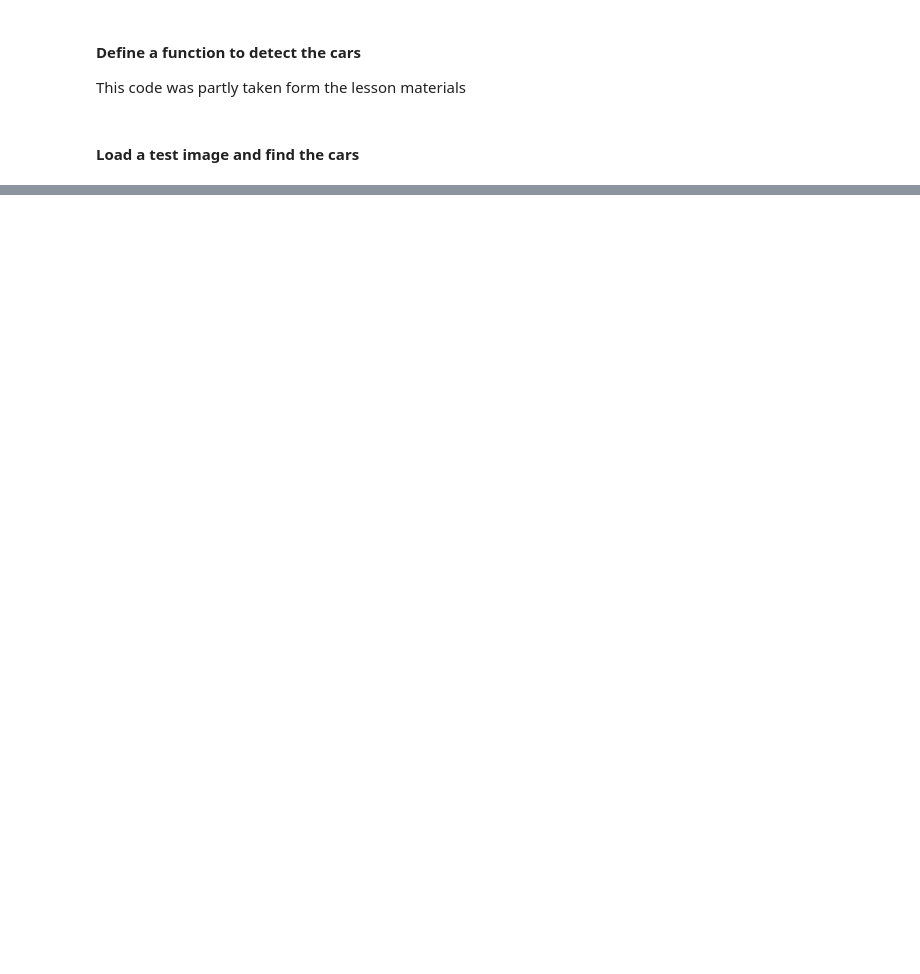
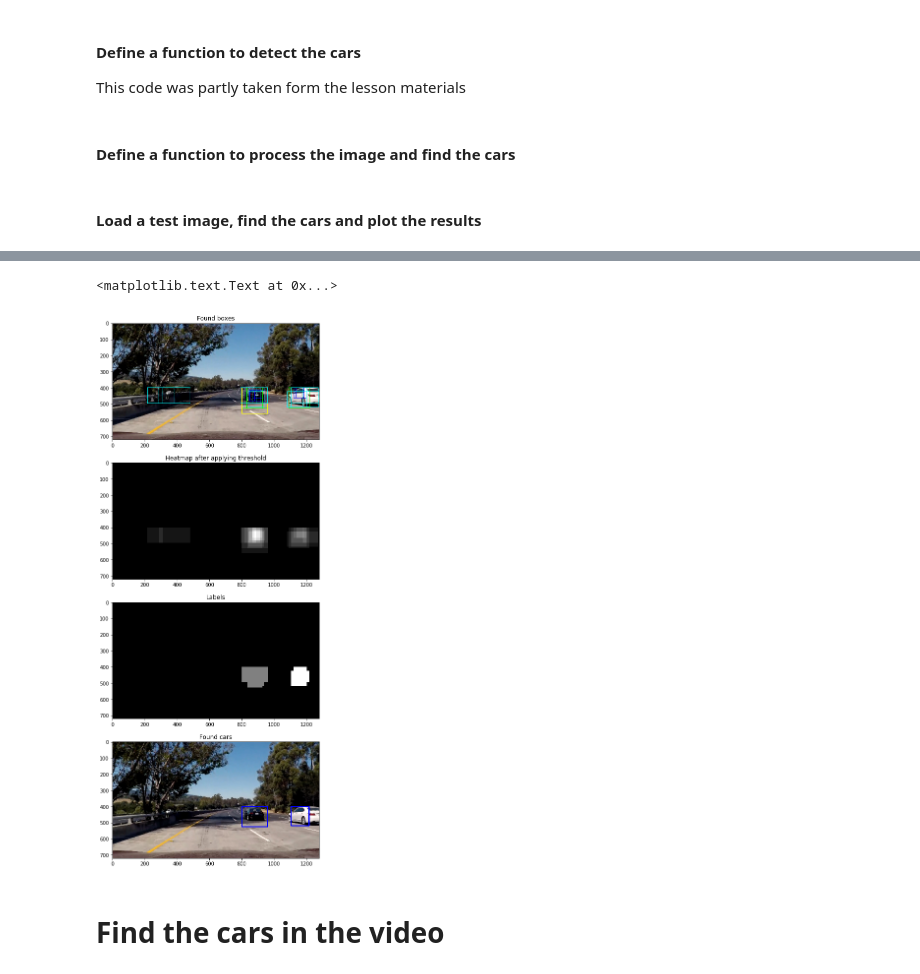
Before and after one commit to hkube/CarND-Vehicle-Detection, a Jupyter notebook: VehicleDetection.ipynb, the cells around one changed output, grey strips where cells are left out. Saved outputs shown, nothing was run; the diff lists cells and outputs as text; code cells hidden in the pictures; blank space fills up the shorter version.

```diff
--- a/VehicleDetection.ipynb
+++ b/VehicleDetection.ipynb
@@ -161,35 +130,22 @@ PIX_PER_CELL = 8
 CELL_PER_BLOCK = 2
 # HOG_CHANNEL is one out of 0, 1, 2, "ALL"
 HOG_CHANNEL = "ALL"
-HIST_FEAT = False
-SPATIAL_FEAT = False
 
 print("HOG parameters: orient:", ORIENTATION, " pix_per_cell:", PIX_PER_CELL, " cell_per_block:", CELL_PER_BLOCK, " channel:", HOG_CHANNEL)
 
 t0 = time.time()
 car_features = extract_features(car_img_names, color_space=COLORSPACE, orient=ORIENTATION,
                                 pix_per_cell=PIX_PER_CELL, cell_per_block=CELL_PER_BLOCK,
-                                hog_channel=HOG_CHANNEL,
-                                hist_feat=HIST_FEAT, spatial_feat=SPATIAL_FEAT)
+                                hog_channel=HOG_CHANNEL)
 
 notcar_features = extract_features(notcar_img_names, color_space=COLORSPACE, orient=ORIENTATION,
                                 pix_per_cell=PIX_PER_CELL, cell_per_block=CELL_PER_BLOCK,
-                                hog_channel=HOG_CHANNEL,
-                                hist_feat=HIST_FEAT, spatial_feat=SPATIAL_FEAT)
+                                hog_channel=HOG_CHANNEL)
 print("Seconds to extract HOG features: {:.3f}".format(time.time()-t0))
 
 # Combine car features and non-car features into one array
 X = np.vstack([car_features, notcar_features])
 
-if HIST_FEAT or SPATIAL_FEAT:
-    X_scaler = StandardScaler().fit(X)
-    # Apply the scaler to X
-    scaled_X = X_scaler.transform(X)
-else:
-    X_scaler = None
-    # Scaling is not needed if only HOGs are used
-    scaled_X = X
-
 # Create the labels vector
 labels = np.hstack([np.ones(len(car_img_names)), np.zeros(len(notcar_img_names))])
 
@@ -300,3 +286,5 @@ def find_cars(img, ystart, ystop, scale, svc, X_scaler, color_space, orient, pix
         return np.array(boxes), draw_img
     else:
         return np.array(boxes)
+# %% [markdown]
+#### Define a function to process the image and find the cars
@@ -303,2 +350,2 @@ def find_cars(img, ystart, ystop, scale, svc, X_scaler, color_space, orient, pix
 # %% [markdown]
-#### Load a test image and find the cars
+#### Load a test image, find the cars and plot the results
@@ -360,23 +352,26 @@ def process_img(img):
 # %%
+IMG_FILE_NAME = "test_images/test5.jpg"
+
 COLORS = { 64: (0,0,255),
            96: (0,255,255),
           128: (0,255,0),
           160: (255,255,0),
           192: (255,0,0)}
-#img = mpimg.imread("tmp/project_frame_734.jpg")
-img = mpimg.imread("test_images/test4.jpg")
+img = mpimg.imread(IMG_FILE_NAME)
 
 img_draw = np.copy(img)
 heatmap_smooth = np.zeros_like(img[:,:,0])
 
 if False:
-    found, img_out = find_cars(img, 400, 492, 1.0,
-                           svc=clf, X_scaler=X_scaler, color_space=COLORSPACE,
+    scale = 1.0
+    found, img_out = find_cars(img, 400, 492, scale,
+                           svc=clf, color_space=COLORSPACE,
                            orient=ORIENTATION, pix_per_cell=PIX_PER_CELL,
                            cell_per_block=CELL_PER_BLOCK, show_boxes=True)
+    mpimg.imsave("./output_images/scale_{:d}.jpg".format(int(scale*10)), img_out)
 else:
     t0 = time.time()
-    cars, heatmap, img_out = process_img(img)
+    cars, heatmap, heatmap_thresh, labels, img_out = process_img(img, heatmap_threshold=3)
     print("Processing took {:.3f} seconds".format(time.time()-t0))
     cars.sort()
     for c in cars:
@@ -386,10 +381,29 @@ else:
         ybottom = c[1]+c[3]//2
         cv2.rectangle(img_draw, (xleft, ytop), (xright, ybottom), (0,0,255), 6)
 
-f, sub = plt.subplots(3, 1, figsize=(60,20))
+    boxes_image_name = "output_images/{:s}_heatmap.jpg".format(os.path.basename(IMG_FILE_NAME).split(".")[0])
+    mpimg.imsave(boxes_image_name, heatmap)
+
+    boxes_image_name = "output_images/{:s}_heatmap_thresh.jpg".format(os.path.basename(IMG_FILE_NAME).split(".")[0])
+    mpimg.imsave(boxes_image_name, heatmap_thresh)
+
+    boxes_image_name = "output_images/{:s}_labels.jpg".format(os.path.basename(IMG_FILE_NAME).split(".")[0])
+    mpimg.imsave(boxes_image_name, labels)
+
+    boxes_image_name = "output_images/{:s}_boxes.jpg".format(os.path.basename(IMG_FILE_NAME).split(".")[0])
+    mpimg.imsave(boxes_image_name, img_out)
+
+    boxes_image_name = "output_images/{:s}_cars.jpg".format(os.path.basename(IMG_FILE_NAME).split(".")[0])
+    mpimg.imsave(boxes_image_name, img_draw)
+
+
+f, sub = plt.subplots(4, 1, figsize=(60,20))
 sub[0].imshow(img_out)
-sub[0].set_title("Boxes")
+sub[0].set_title("Found boxes")
 sub[1].imshow(heatmap, cmap="gray")
 sub[1].set_title("Heatmap after applying threshold")
-sub[2].imshow(img_draw)
-sub[2].set_title("Found cars")
+sub[2].imshow(labels, cmap="gray")
+sub[2].set_title("Labels")
+sub[3].imshow(img_draw)
+sub[3].set_title("Found cars")
+# %% [output]
@@ -396,3 +411,7 @@ sub[2].set_title("Found cars")
+<matplotlib.text.Text at 0x...>
+[figure, added]
+# %% [markdown]
+# Find the cars in the video
 # %%
 # Select the video: "project" or "test"
 video_name = "project"
```
Also changed, not shown: parts of 13 cells of this notebook, 31 other files.
